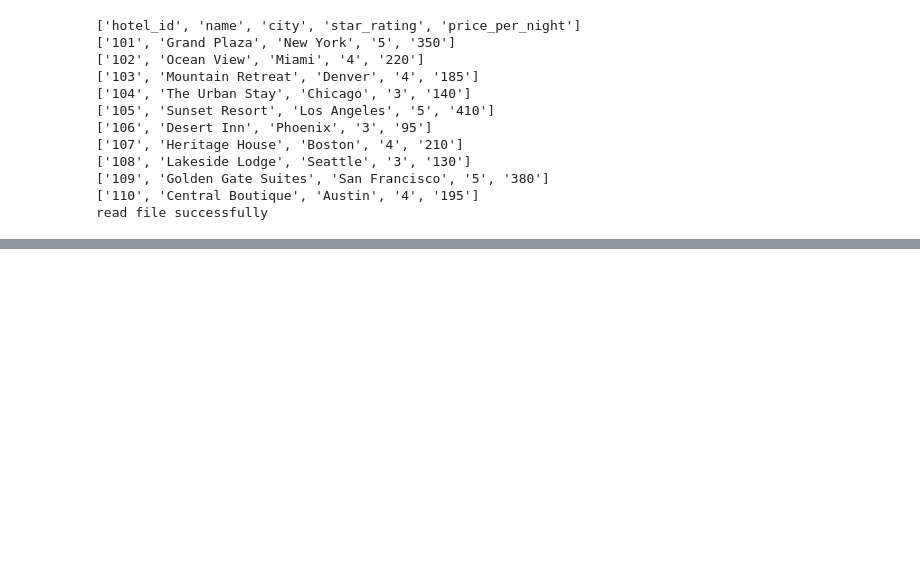
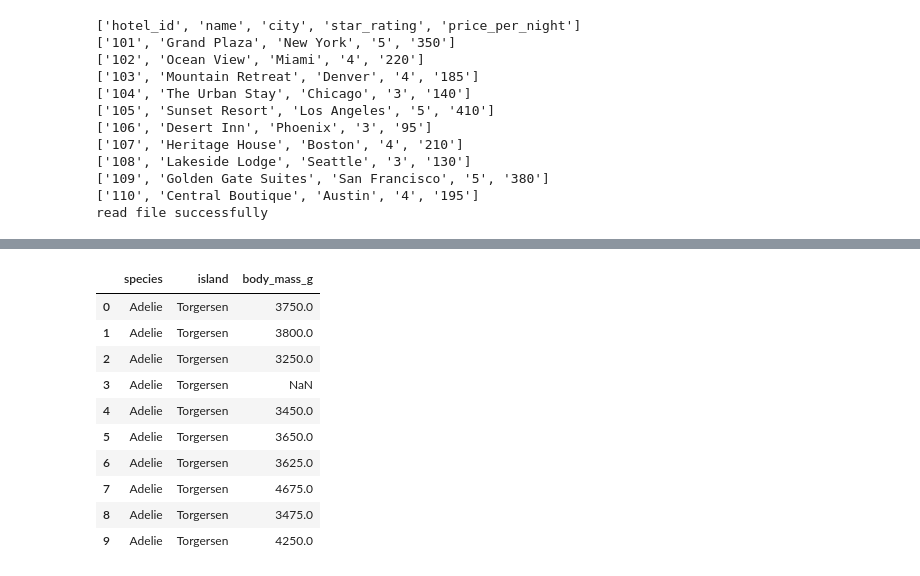
Before and after one commit to Gernnn/Data-Bootcamp_12, a Jupyter notebook: Essential_Python_for_DA.ipynb, the cells around one changed output, grey strips where cells are left out. Saved outputs shown, nothing was run; the diff lists cells and outputs as text; code cells hidden in the pictures; blank space fills up the shorter version.

```diff
--- a/Essential_Python_for_DA.ipynb
+++ b/Essential_Python_for_DA.ipynb
@@ -175,0 +275,15 @@ read file successfully
+# %%
+## select column
+df_penguin[["species", "island", "body_mass_g"]].head(10)
+# %% [output]
+|  | species | island | body_mass_g |
+| 0 | Adelie | Torgersen | 3750.0 |
+| 1 | Adelie | Torgersen | 3800.0 |
+| 2 | Adelie | Torgersen | 3250.0 |
+| 3 | Adelie | Torgersen | NaN |
+| 4 | Adelie | Torgersen | 3450.0 |
+| 5 | Adelie | Torgersen | 3650.0 |
+| 6 | Adelie | Torgersen | 3625.0 |
+| 7 | Adelie | Torgersen | 4675.0 |
+| 8 | Adelie | Torgersen | 3475.0 |
+| 9 | Adelie | Torgersen | 4250.0 |
```
Also changed, not shown: parts of 25 cells of this notebook.
